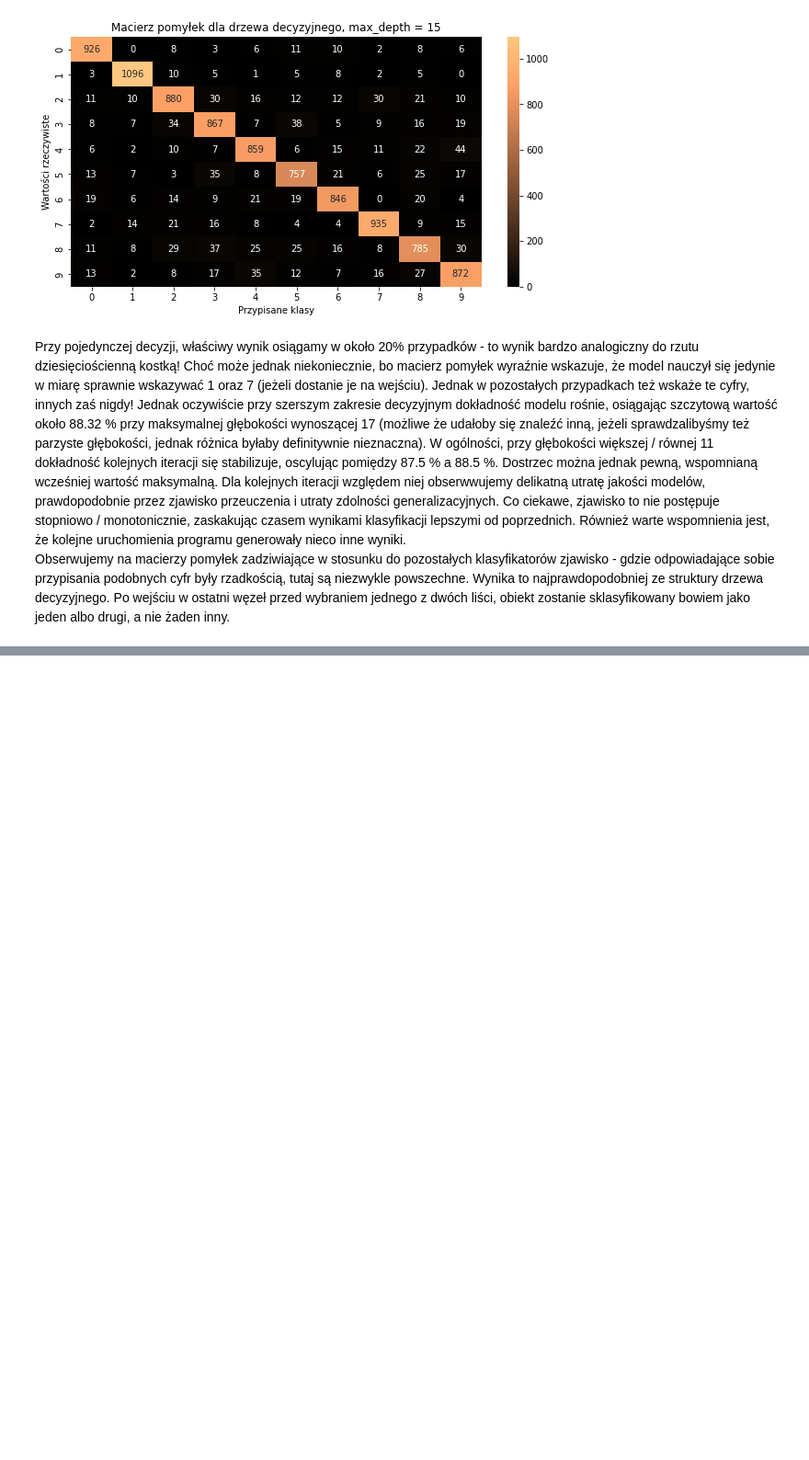
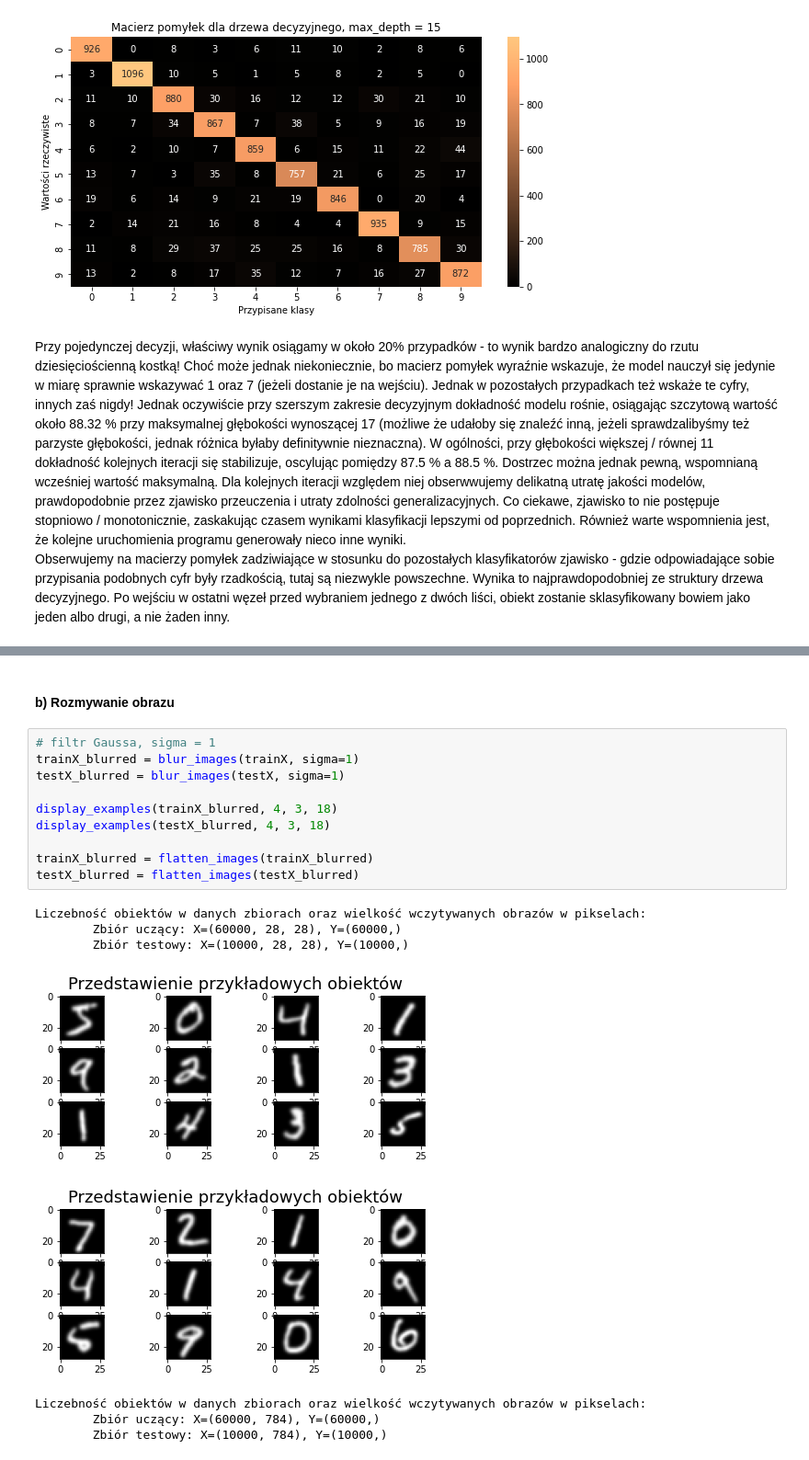
Before and after one commit to Selthen/MNIST-analysys, a Jupyter notebook: Gr3_MNIST.ipynb, the cells around one changed output, grey strips where cells are left out. Shown at 92% size. Cells and saved outputs as stored; diff of their text form; blank space fills up the shorter version.

```diff
--- a/Gr3_MNIST.ipynb
+++ b/Gr3_MNIST.ipynb
@@ -273,0 +422,21 @@ Obserwujemy na macierzy pomyłek zadziwiające w stosunku do pozostałych klasyf
+# %% [markdown]
+#### b) Rozmywanie obrazu
+# %%
+# filtr Gaussa, sigma = 1
+trainX_blurred = blur_images(trainX, sigma=1)
+testX_blurred = blur_images(testX, sigma=1)
+
+display_examples(trainX_blurred, 4, 3, 18)
+display_examples(testX_blurred, 4, 3, 18)
+
+trainX_blurred = flatten_images(trainX_blurred)
+testX_blurred = flatten_images(testX_blurred)
+# %% [output]
+Liczebność obiektów w danych zbiorach oraz wielkość wczytywanych obrazów w pikselach:
+        Zbiór uczący: X=(60000, 28, 28), Y=(60000,)
+        Zbiór testowy: X=(10000, 28, 28), Y=(10000,)
+[figure, added]
+[figure, added]
+Liczebność obiektów w danych zbiorach oraz wielkość wczytywanych obrazów w pikselach:
+        Zbiór uczący: X=(60000, 784), Y=(60000,)
+        Zbiór testowy: X=(10000, 784), Y=(10000,)
```
Also changed, not shown: parts of 26 cells of this notebook.
